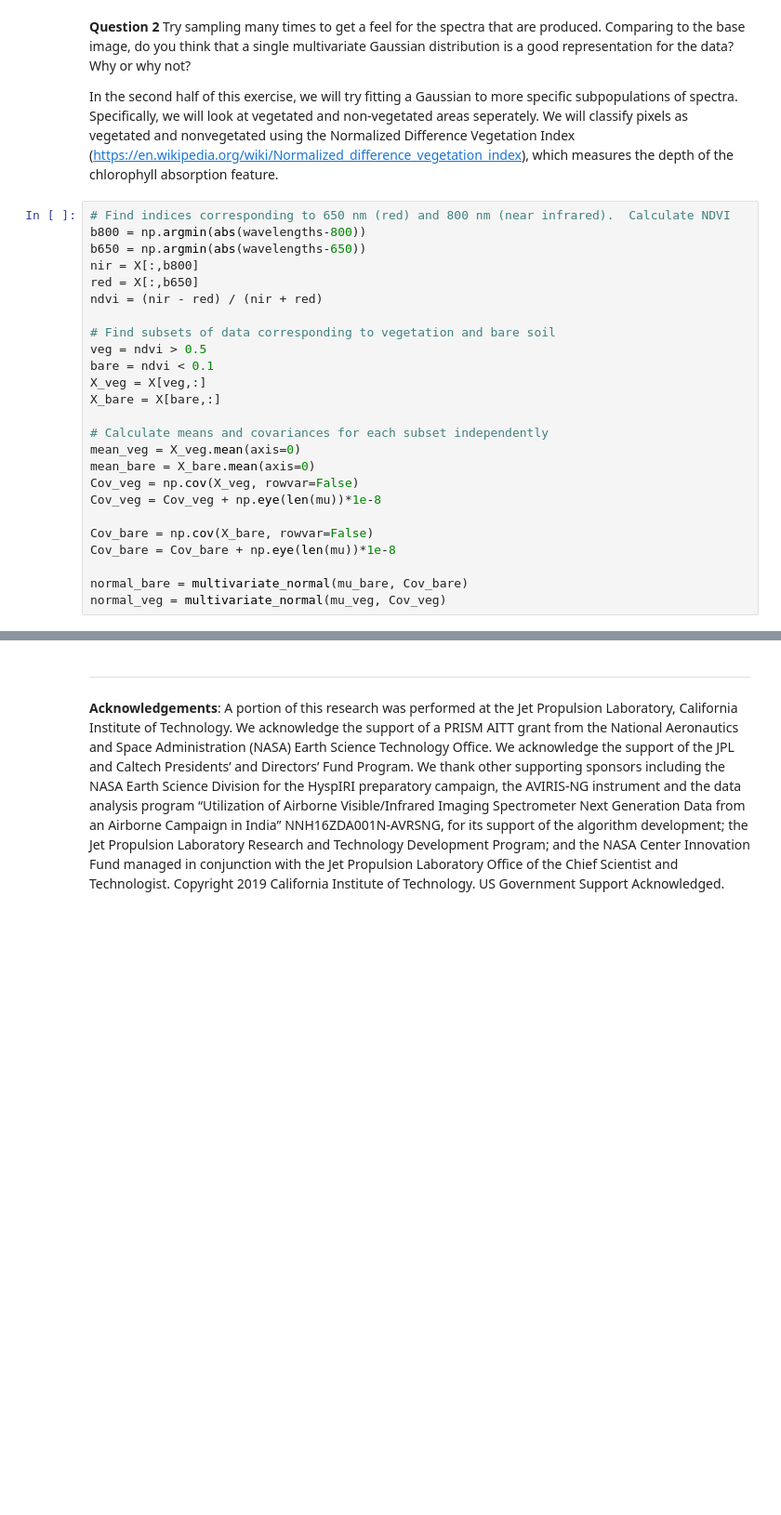
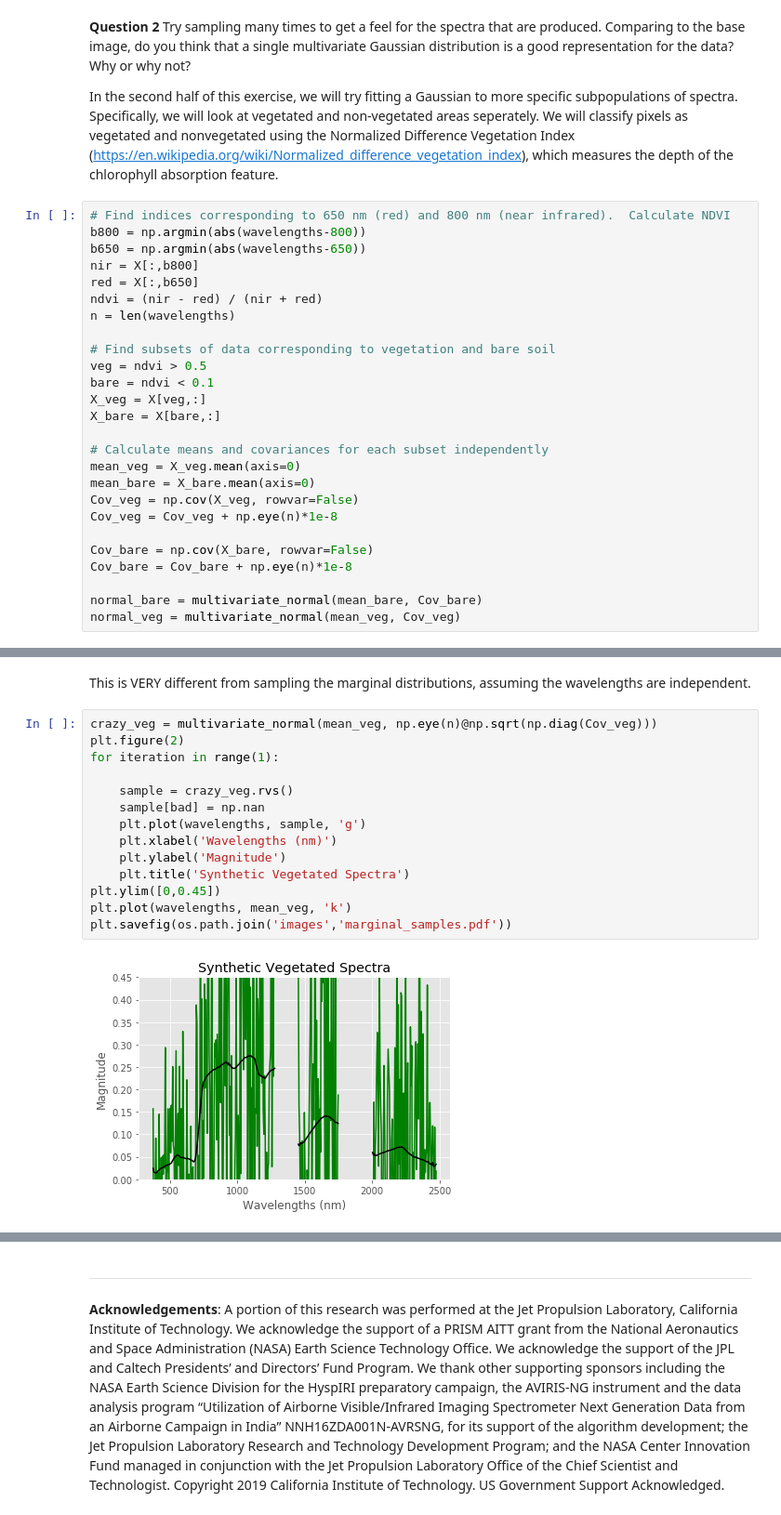
Before and after one commit to davidraythompson/istutor, a Jupyter notebook: 03_Covariances/03_Calculate_PCA.ipynb, the cells around one changed output, grey strips where cells are left out. Shown: that part at 93% size. Cells and saved outputs as stored; diff of their text form; blank space fills up the shorter version.

```diff
--- a/03_Covariances/03_Calculate_PCA.ipynb
+++ b/03_Covariances/03_Calculate_PCA.ipynb
@@ -84,6 +85,7 @@ b650 = np.argmin(abs(wavelengths-650))
 nir = X[:,b800]
 red = X[:,b650]
 ndvi = (nir - red) / (nir + red)
+n = len(wavelengths)
 
 # Find subsets of data corresponding to vegetation and bare soil
 veg = ndvi > 0.5
@@ -95,10 +97,10 @@ X_bare = X[bare,:]
 mean_veg = X_veg.mean(axis=0)
 mean_bare = X_bare.mean(axis=0)
 Cov_veg = np.cov(X_veg, rowvar=False)
-Cov_veg = Cov_veg + np.eye(len(mu))*1e-8
+Cov_veg = Cov_veg + np.eye(n)*1e-8
 
 Cov_bare = np.cov(X_bare, rowvar=False)
-Cov_bare = Cov_bare + np.eye(len(mu))*1e-8
+Cov_bare = Cov_bare + np.eye(n)*1e-8
 
-normal_bare = multivariate_normal(mu_bare, Cov_bare)
-normal_veg = multivariate_normal(mu_veg, Cov_veg)
+normal_bare = multivariate_normal(mean_bare, Cov_bare)
+normal_veg = multivariate_normal(mean_veg, Cov_veg)
@@ -105 +140,19 @@ normal_veg = multivariate_normal(mu_veg, Cov_veg)
+# %% [markdown]
+This is VERY different from sampling the marginal distributions, assuming the wavelengths are independent.
+# %%
+crazy_veg = multivariate_normal(mean_veg, np.eye(n)@np.sqrt(np.diag(Cov_veg)))
+plt.figure(2)
+for iteration in range(1):
+
+    sample = crazy_veg.rvs()
+    sample[bad] = np.nan
+    plt.plot(wavelengths, sample, 'g')
+    plt.xlabel('Wavelengths (nm)')
+    plt.ylabel('Magnitude')
+    plt.title('Synthetic Vegetated Spectra')
+plt.ylim([0,0.45])
+plt.plot(wavelengths, mean_veg, 'k')
+plt.savefig(os.path.join('images','marginal_samples.pdf'))
+# %% [output]
+[figure, added]
 # %% [markdown]
```
Also changed, not shown: parts of 10 cells of this notebook, 11 other files.
